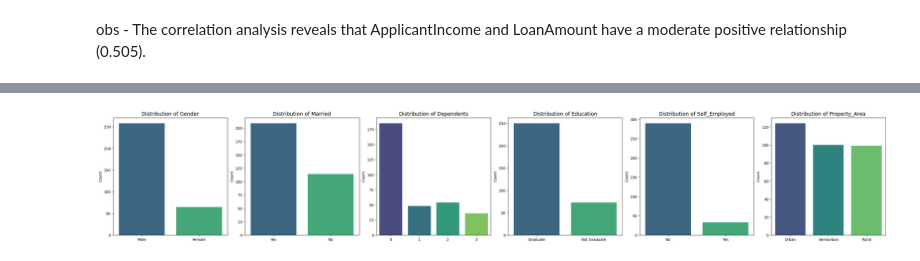
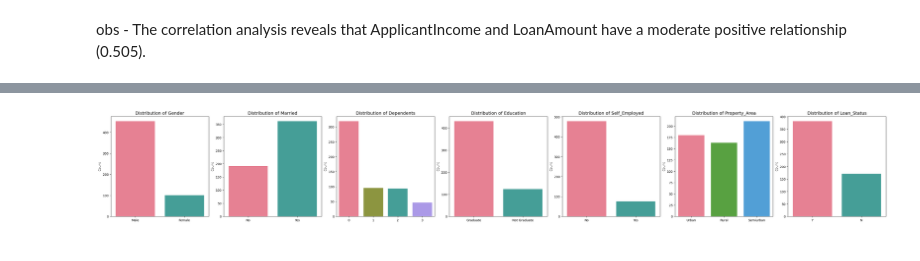
Before and after one commit to Hameedhullah/AI_ML-Course-, a Jupyter notebook: Loan_Approval_Prediction.ipynb, the cells around one changed output, grey strips where cells are left out. Cells and saved outputs as stored; diff of their text form; code cells hidden in the pictures.

```diff
--- a/Loan_Approval_Prediction.ipynb
+++ b/Loan_Approval_Prediction.ipynb
@@ -9,7 +9,7 @@ import warnings
 warnings.filterwarnings('ignore')
 # %%
 #Importing the data
-data = pd.read_csv('Loan-Prediction.csv')
+data = pd.read_csv('Loan-Approval-Prediction.csv')
 data.head(5)
 # %% [output]
 |  | Loan_ID | Gender | Married | Dependents | Education | Self_Employed | ApplicantIncome | CoapplicantIncome | ... |
@@ -167,5 +167,0 @@ dup_row
-# %%
-# Removing Duplicated value
-
-data.drop_duplicates(inplace=True)
-print("Number of duplicates: ", data.duplicated().sum())
@@ -191,6 +185,6 @@ array(['0', '1', '2', '3'], dtype=object)
 # %%
 # Changing the data type from string to integer
 
-data['Dependents'] = data['Dependents'].astype(int)
+data['Dependents'] = data['Dependents']
 data['Dependents'].unique()
 # %% [output]
@@ -243,0 +232,11 @@ plt.show()
+# %%
+# Univariate Visualization for Numerical Analysis
+for feature in numerical_feature:
+  plt.figure(figsize = (5,3))
+
+  #Histrogram
+  sns.histplot(data[feature],kde = True,color = "#FF5733")
+  plt.title(f"Distribution of {feature}")
+  plt.xlabel(feature, fontsize = 12)
+  plt.ylabel("Count", fontsize = 12)
+  plt.show()
@@ -244,15 +249,14 @@ plt.show()
 # %%
 # Univariate Analysis of categorical features
 n_features = len(categorical_features)
 fig, axes = plt.subplots(nrows=1, ncols=n_features, figsize=(5 * n_features, 5), constrained_layout=True)
 
 # Iterate through categorical features and create a bar plot for each
 for i, feature in enumerate(categorical_features):
-    sns.countplot(data=data, x=feature, ax=axes[i], palette="viridis")
+    sns.countplot(data=data, x=feature, ax=axes[i], palette="husl")
     axes[i].set_title(f'Distribution of {feature}', fontsize=14)
     axes[i].set_xlabel('')
     axes[i].set_ylabel('Count')
-
 plt.show()
 # %% [output]
-[figure, old version]
+[figure, new version]
```
Also changed, not shown: parts of 23 cells of this notebook.
